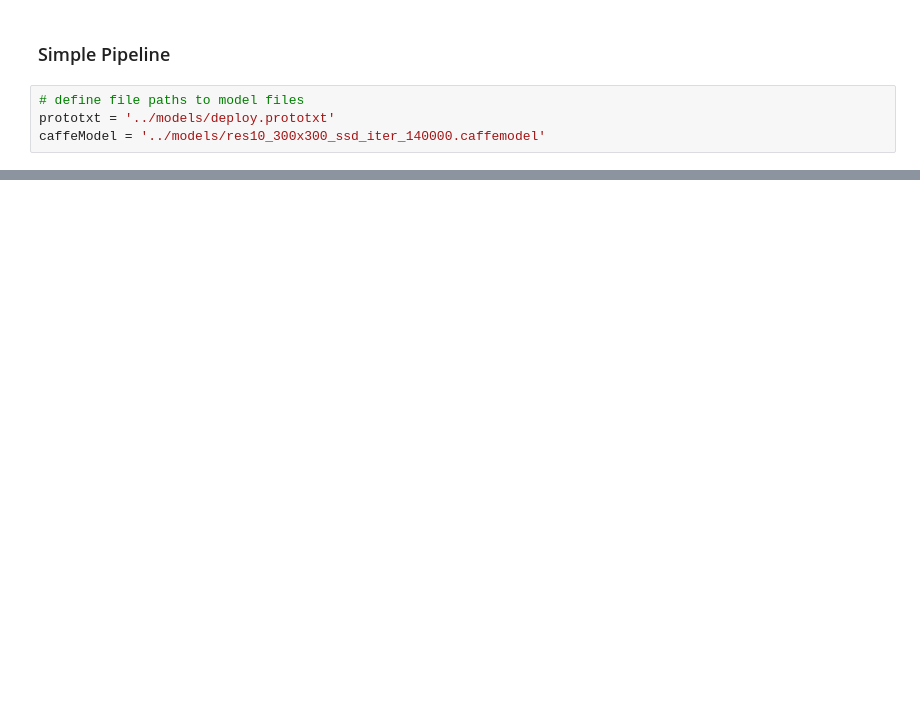
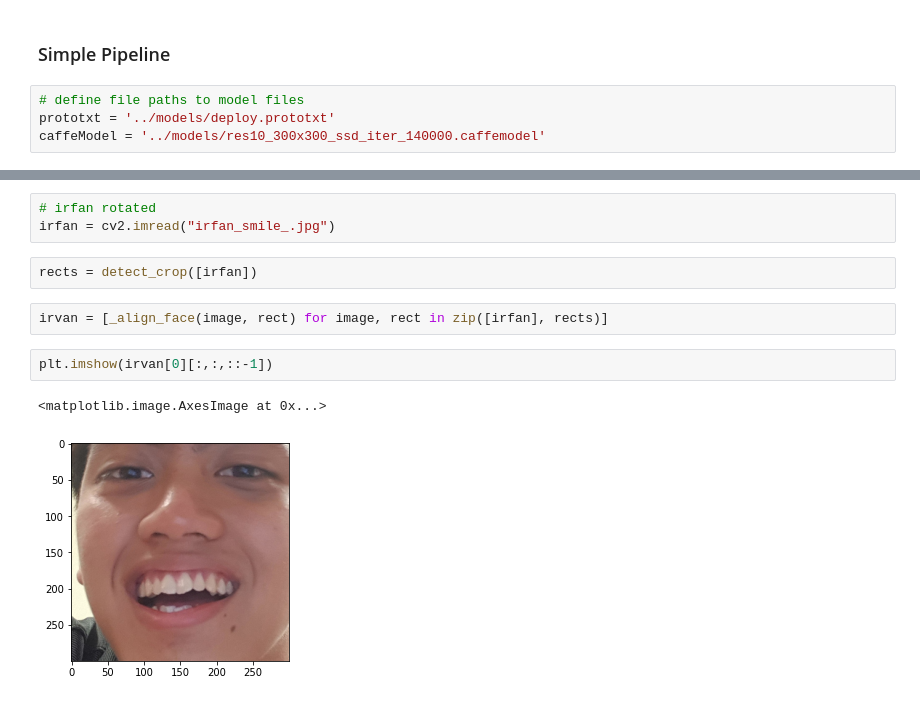
Before and after one commit to danielkurniadi/NTUFaceRecognition, a Jupyter notebook: notebooks/face_pipeline.ipynb, the cells around one changed output, grey strips where cells are left out. Drawn from its saved outputs; the diff is of its cells as text; blank space fills up the shorter version.

```diff
--- a/notebooks/face_pipeline.ipynb
+++ b/notebooks/face_pipeline.ipynb
@@ -224,0 +340,12 @@ results = pipe1.fit_transform(images)
+# %%
+# irfan rotated
+irfan = cv2.imread("irfan_smile_.jpg")
+# %%
+rects = detect_crop([irfan])
+# %%
+irvan = [_align_face(image, rect) for image, rect in zip([irfan], rects)]
+# %%
+plt.imshow(irvan[0][:,:,::-1])
+# %% [output]
+<matplotlib.image.AxesImage at 0x...>
+[figure, added]
```
Also changed, not shown: parts of 21 cells of this notebook.
